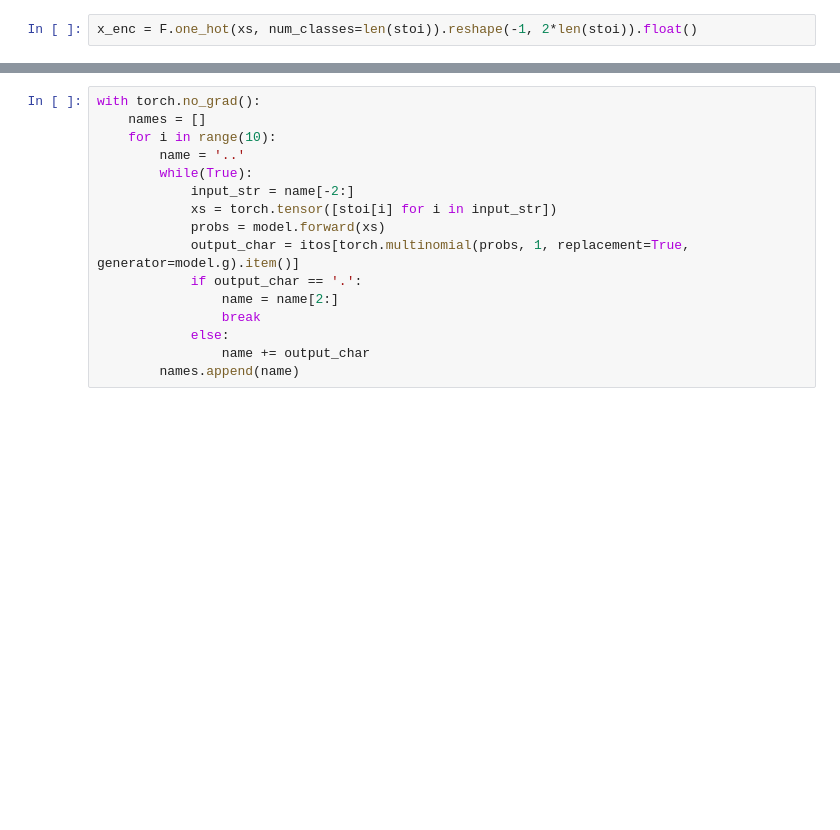
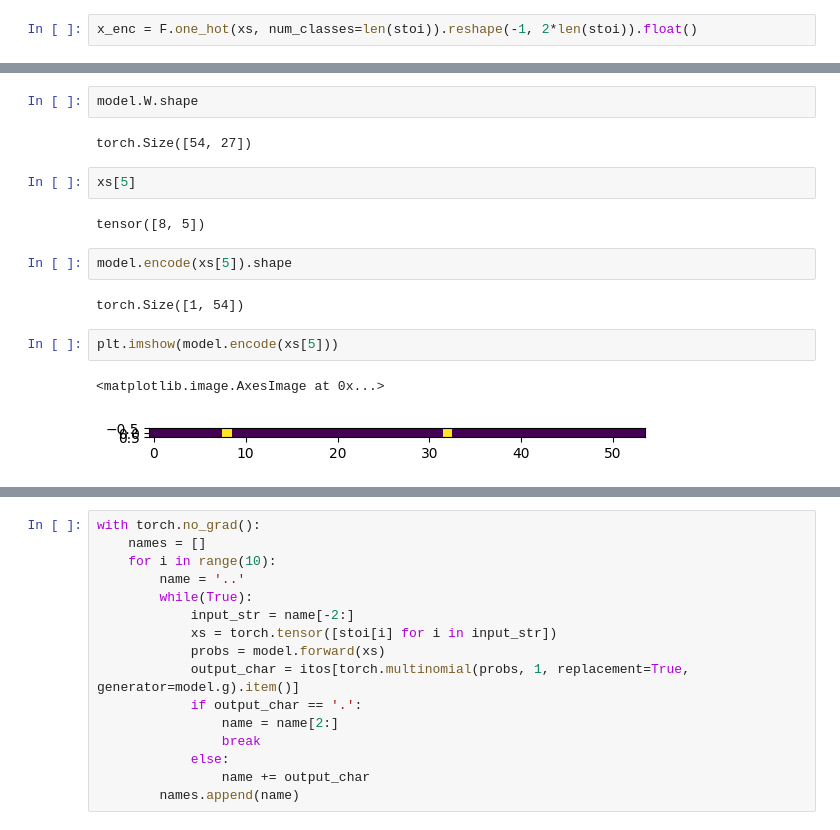
Before and after one commit to sunilch/learning, a Jupyter notebook: andrej/intro_to_lang_model/4_trigram_regularisation.ipynb, the cells around one changed output, grey strips where cells are left out. Drawn from its saved outputs; the diff is of its cells as text; blank space fills up the shorter version.

```diff
--- a/andrej/intro_to_lang_model/4_trigram_regularisation.ipynb
+++ b/andrej/intro_to_lang_model/4_trigram_regularisation.ipynb
@@ -137,0 +167,17 @@ losses[-1]
+# %%
+model.W.shape
+# %% [output]
+torch.Size([54, 27])
+# %%
+xs[5]
+# %% [output]
+tensor([8, 5])
+# %%
+model.encode(xs[5]).shape
+# %% [output]
+torch.Size([1, 54])
+# %%
+plt.imshow(model.encode(xs[5]))
+# %% [output]
+<matplotlib.image.AxesImage at 0x...>
+[figure, added]
```
Also changed, not shown: parts of 15 cells of this notebook, 7 other files.
